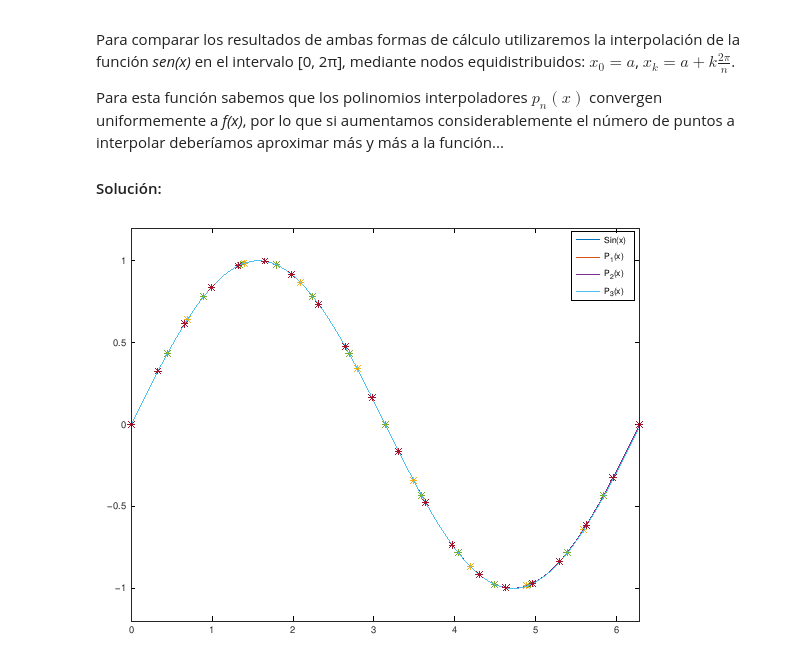
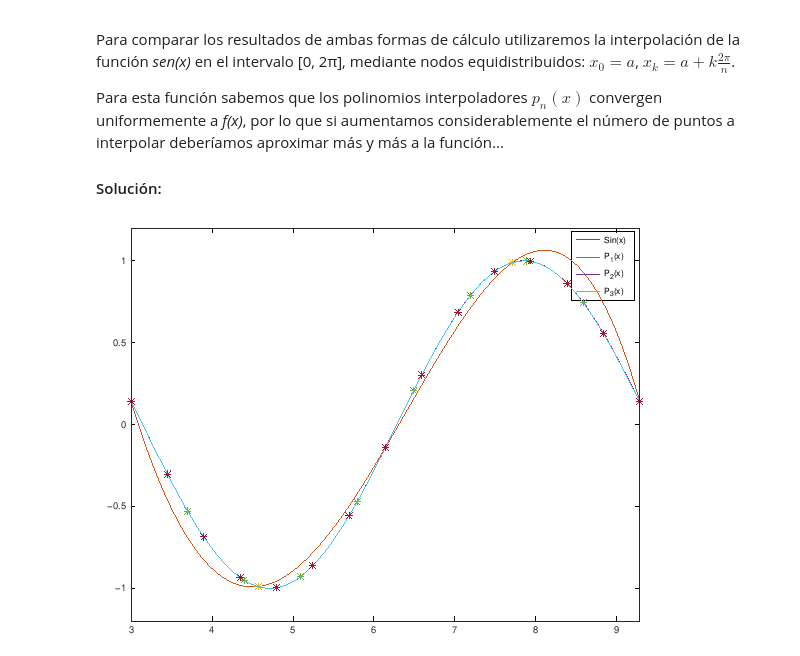
Before and after one commit to alonct/CN1V-practicas-octave, a Jupyter notebook: Práctica_4.ipynb, the cells around one changed output. Drawn from its saved outputs; the diff is of its cells as text; code cells hidden in the pictures.

```diff
--- a/Práctica_4.ipynb
+++ b/Práctica_4.ipynb
@@ -420,30 +420,32 @@ Para esta función sabemos que los polinomios interpoladores $p_n(x)$ convergen
 # %%
 clear all
 
 function ret = Lagrange(x, y)
     matriz = factLagrange(x);
     polinomio = interpolLagrange(matriz, y);
     ret = polinomio;
 endfunction
 
-n = [10, 15, 20];
+a = 3;
+n = [5, 10, 15];
 interval = linspace(0, 2*pi, 500);
+interval = interval + a;
 
 figure(1)
 plot(interval, sin(interval), ";Sin(x);")
 hold on
 
 for i=1:length(n)
 
-    x = linspace(0, 2*pi, n(i));
+    x = linspace(a, 2*pi + a, n(i));
     y = sin(x);
 
     plot(interval, polyval(Lagrange(x, y), interval), sprintf(';P_%u(x);', i), x, y, '*')
 
 endfor
 
 
 ylim([-1.2, 1.2]);
-xlim([0, 2*pi]);
+xlim([0 + a, 2*pi + a]);
 # %% [output]
-[figure, old version]
+[figure, new version]
```
Also changed, not shown: parts of 2 cells of this notebook.
